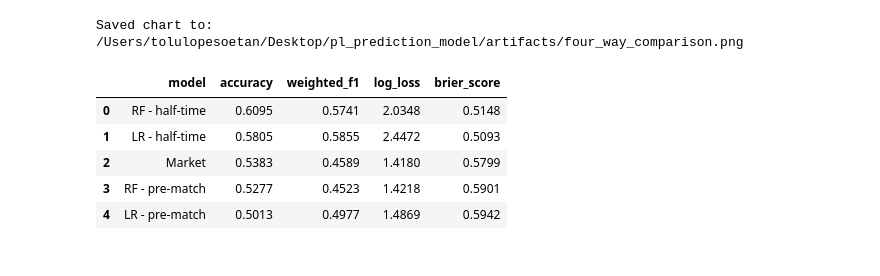
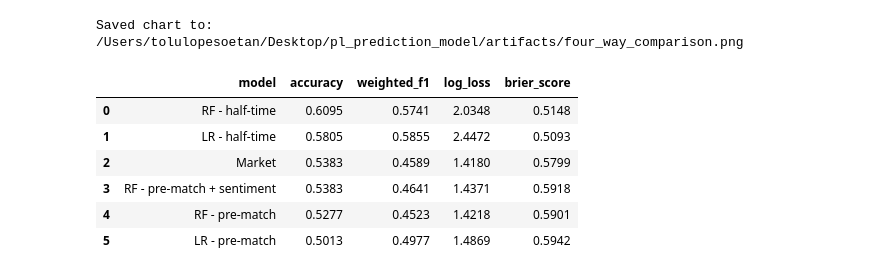
Before and after one commit to tolulopesoetan/pl_prediction_model, a Jupyter notebook: notebooks/03_evaluation_and_results.ipynb, the cells around one changed output. Drawn from its saved outputs; the diff is of its cells as text; code cells hidden in the pictures.

```diff
--- a/notebooks/03_evaluation_and_results.ipynb
+++ b/notebooks/03_evaluation_and_results.ipynb
@@ -157,35 +169,38 @@ y_true = test_predictions["FTR"].values
 
 market_proba = np.column_stack(
     [
         test_predictions["market_home_prob"].values,
         test_predictions["market_draw_prob"].values,
         test_predictions["market_away_prob"].values,
     ]
 )
 market_pred = test_predictions["market_prediction"].values
 
 lr_pre_proba = extract_probability_matrix(test_predictions, "lr_pre_prob", class_order)
 lr_ht_proba = extract_probability_matrix(test_predictions, "lr_ht_prob", class_order)
 rf_pre_proba = extract_probability_matrix(test_predictions, "rf_pre_prob", class_order)
 rf_ht_proba = extract_probability_matrix(test_predictions, "rf_ht_prob", class_order)
+rf_nlp_proba = extract_probability_matrix(test_predictions, "rf_nlp_prob", class_order)
 
 final_metrics = [
     compute_metrics("Market", y_true, market_pred, market_proba, class_order),
     compute_metrics("LR - pre-match", y_true, test_predictions["lr_pre_pred"].values, lr_pre_proba, class_order),
     compute_metrics("LR - half-time", y_true, test_predictions["lr_ht_pred"].values, lr_ht_proba, class_order),
     compute_metrics("RF - pre-match", y_true, test_predictions["rf_pre_pred"].values, rf_pre_proba, class_order),
+    compute_metrics("RF - pre-match + sentiment", y_true, test_predictions["rf_nlp_pred"].values, rf_nlp_proba, class_order),
     compute_metrics("RF - half-time", y_true, test_predictions["rf_ht_pred"].values, rf_ht_proba, class_order),
 ]
 
 eval_df = pd.DataFrame(final_metrics).sort_values("accuracy", ascending=False).reset_index(drop=True)
 eval_df.round(4)
 # %% [output]
 |  | model | accuracy | weighted_f1 | log_loss | brier_score |
 | 0 | RF - half-time | 0.6095 | 0.5741 | 2.0348 | 0.5148 |
 | 1 | LR - half-time | 0.5805 | 0.5855 | 2.4472 | 0.5093 |
 | 2 | Market | 0.5383 | 0.4589 | 1.4180 | 0.5799 |
-| 3 | RF - pre-match | 0.5277 | 0.4523 | 1.4218 | 0.5901 |
-| 4 | LR - pre-match | 0.5013 | 0.4977 | 1.4869 | 0.5942 |
+| 3 | RF - pre-match + sentiment | 0.5383 | 0.4641 | 1.4371 | 0.5918 |
+| 4 | RF - pre-match | 0.5277 | 0.4523 | 1.4218 | 0.5901 |
+| 5 | LR - pre-match | 0.5013 | 0.4977 | 1.4869 | 0.5942 |
 # %%
 # calibration curves
 
```
Also changed, not shown: parts of 8 cells of this notebook, 3 other files.
